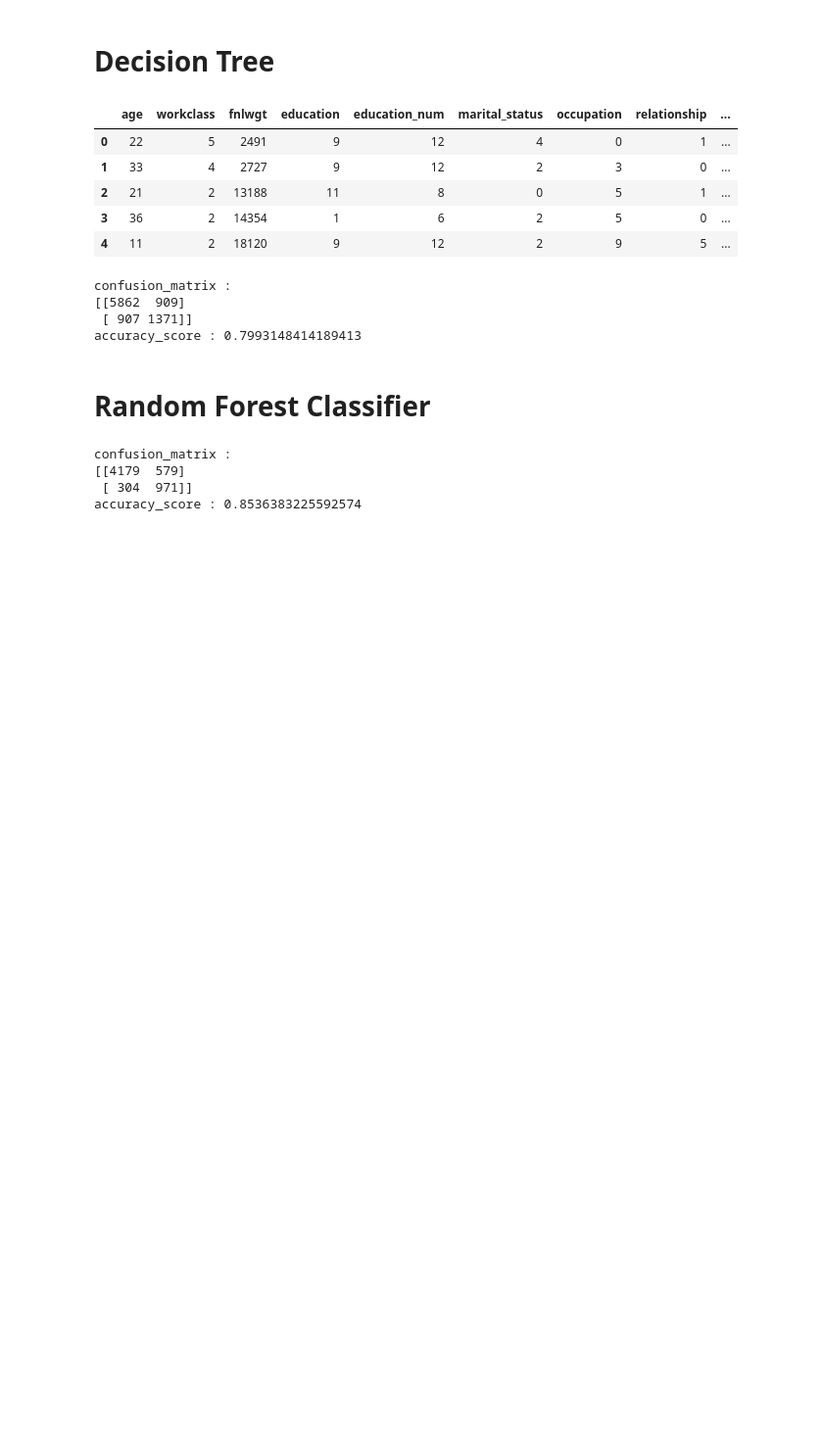
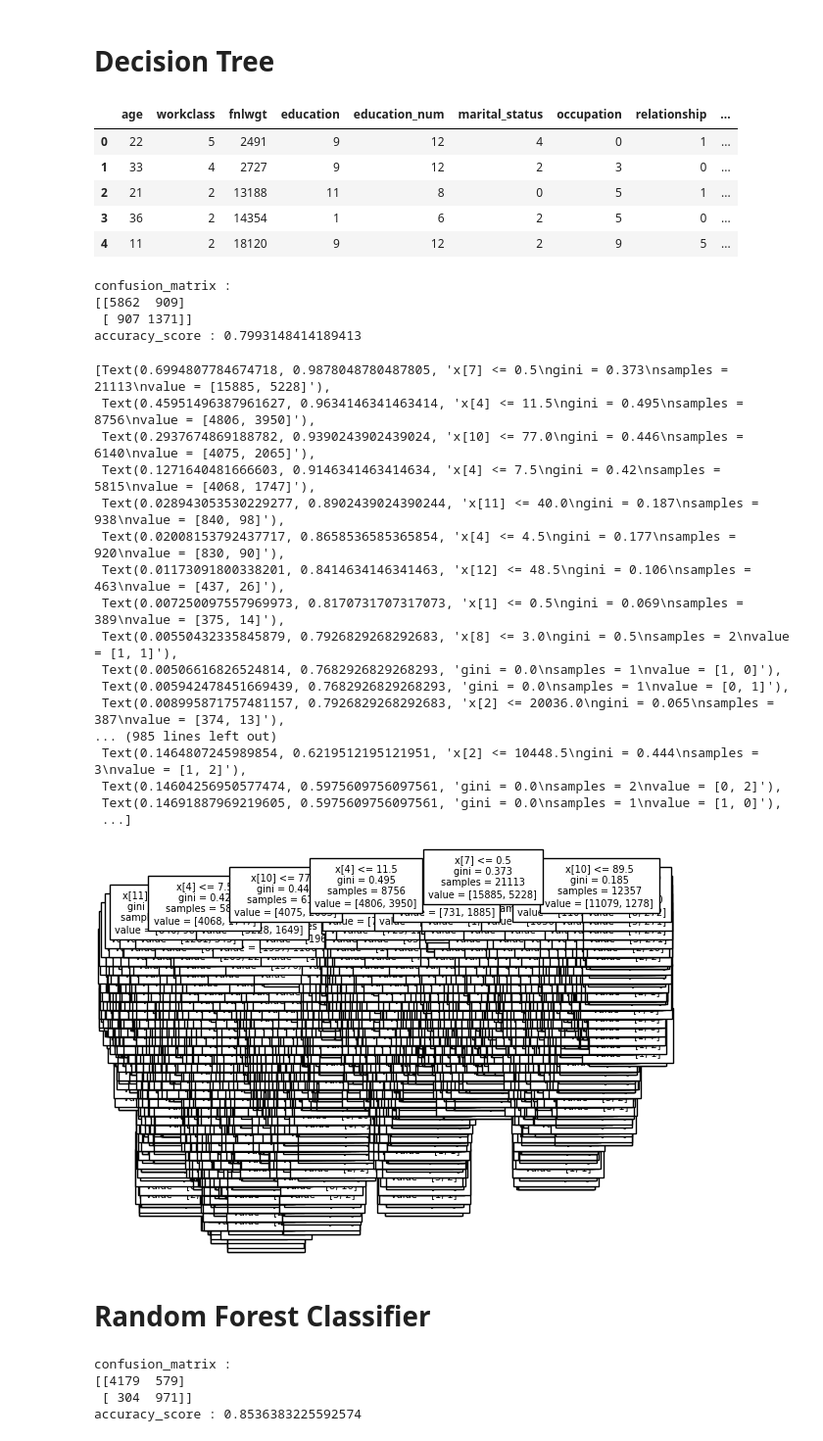
Before and after one commit to bkotu6717/Intellipat-datascience-ai-course, a Jupyter notebook: executive_data_scientist/machine_learning/s_census_income14jan.ipynb, the cells around one changed output. Shown: that part at 98% size. Drawn from its saved outputs; the diff is of its cells as text; code cells hidden in the pictures; blank space fills up the shorter version.

```diff
--- a/executive_data_scientist/machine_learning/s_census_income14jan.ipynb
+++ b/executive_data_scientist/machine_learning/s_census_income14jan.ipynb
@@ -556,6 +556,28 @@ confusion_matrix :
 [[5862  909]
  [ 907 1371]]
 accuracy_score : 0.7993148414189413
+# %%
+from sklearn import tree
+tree.plot_tree(dt, fontsize = 7)
+# %% [output]
+[Text(0.6994807784674718, 0.9878048780487805, 'x[7] <= 0.5\ngini = 0.373\nsamples = 21113\nvalue = [15885, 5228]'),
+ Text(0.45951496387961627, 0.9634146341463414, 'x[4] <= 11.5\ngini = 0.495\nsamples = 8756\nvalue = [4806, 3950]'),
+ Text(0.2937674869188782, 0.9390243902439024, 'x[10] <= 77.0\ngini = 0.446\nsamples = 6140\nvalue = [4075, 2065]'),
+ Text(0.1271640481666603, 0.9146341463414634, 'x[4] <= 7.5\ngini = 0.42\nsamples = 5815\nvalue = [4068, 1747]'),
+ Text(0.028943053530229277, 0.8902439024390244, 'x[11] <= 40.0\ngini = 0.187\nsamples = 938\nvalue = [840, 98]'),
+ Text(0.02008153792437717, 0.8658536585365854, 'x[4] <= 4.5\ngini = 0.177\nsamples = 920\nvalue = [830, 90]'),
+ Text(0.01173091800338201, 0.8414634146341463, 'x[12] <= 48.5\ngini = 0.106\nsamples = 463\nvalue = [437, 26]'),
+ Text(0.007250097557969973, 0.8170731707317073, 'x[1] <= 0.5\ngini = 0.069\nsamples = 389\nvalue = [375, 14]'),
+ Text(0.00550432335845879, 0.7926829268292683, 'x[8] <= 3.0\ngini = 0.5\nsamples = 2\nvalue = [1, 1]'),
+ Text(0.00506616826524814, 0.7682926829268293, 'gini = 0.0\nsamples = 1\nvalue = [1, 0]'),
+ Text(0.005942478451669439, 0.7682926829268293, 'gini = 0.0\nsamples = 1\nvalue = [0, 1]'),
+ Text(0.008995871757481157, 0.7926829268292683, 'x[2] <= 20036.0\ngini = 0.065\nsamples = 387\nvalue = [374, 13]'),
+... (985 lines left out)
+ Text(0.1464807245989854, 0.6219512195121951, 'x[2] <= 10448.5\ngini = 0.444\nsamples = 3\nvalue = [1, 2]'),
+ Text(0.14604256950577474, 0.5975609756097561, 'gini = 0.0\nsamples = 2\nvalue = [0, 2]'),
+ Text(0.14691887969219605, 0.5975609756097561, 'gini = 0.0\nsamples = 1\nvalue = [1, 0]'),
+ ...]
+[figure, added]
 # %% [markdown]
 # Random Forest Classifier
 # %%
```
